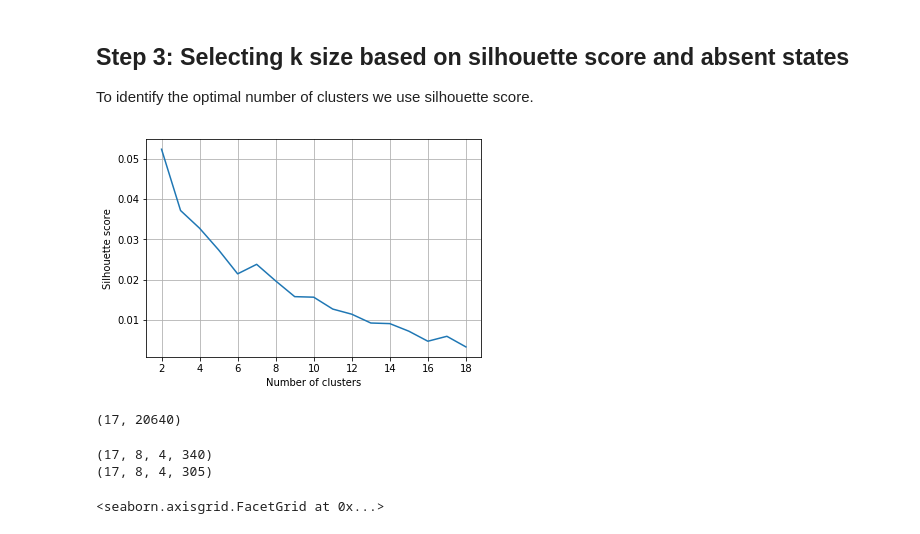
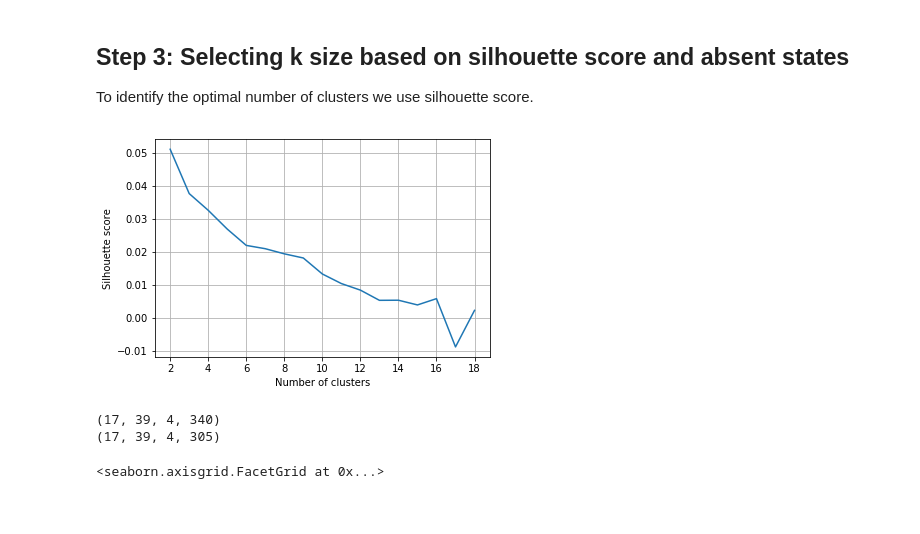
Before and after one commit to LeonBai/wm-brain-states, a Jupyter notebook: brain_states_analysis_schaefer400.ipynb, the cells around one changed output. Drawn from its saved outputs; the diff is of its cells as text; code cells hidden in the pictures.

```diff
--- a/brain_states_analysis_schaefer400.ipynb
+++ b/brain_states_analysis_schaefer400.ipynb
@@ -107,24 +128,22 @@ To identify the optimal number of clusters we use silhouette score.
 # %%
 import numpy as np
 import matplotlib.pyplot as plt
 %matplotlib inline
+
+silhouette = np.load('silhouette_score_schaefer_all.npy')
 
 # Plotting Silhouette score
 plt.plot(np.arange(2,19), silhouette)
 plt.grid()
 plt.xlabel('Number of clusters')
 plt.ylabel('Silhouette score')
 plt.show()
 # %% [output]
-[figure, old version]
+[figure, new version]
-# %%
-brain_states.shape
-# %% [output]
-(17, 20640)
 # %%
 import numpy as np
 
-brain_states = np.load('brain_states.npy')
+brain_states = np.load('brain_states_schaefer_all.npy')
 
 bs_dualnback = brain_states[:, :cts_dualnback.shape[0]]
 bs_rest = brain_states[:, cts_dualnback.shape[0]:]
@@ -135,8 +154,8 @@ sub_ses_bs_rest = bs_rest.reshape(brain_states.shape[0], n_sub, n_ses, ts_rest.s
 print(sub_ses_bs_dualnback.shape)
 print(sub_ses_bs_rest.shape)
 # %% [output]
-(17, 8, 4, 340)
-(17, 8, 4, 305)
+(17, 39, 4, 340)
+(17, 39, 4, 305)
 # %%
 import numpy as np
 from functions import absent_states
```
Also changed, not shown: parts of 25 cells of this notebook, 2 other files.
